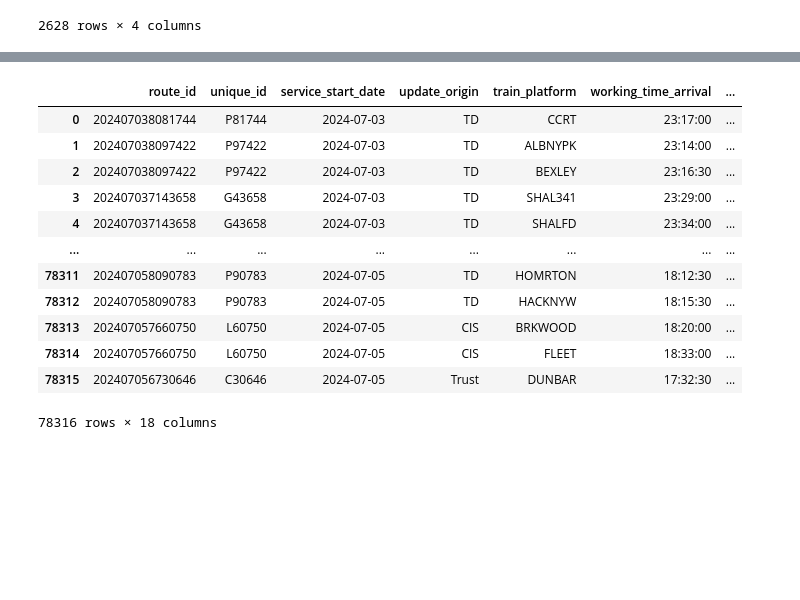
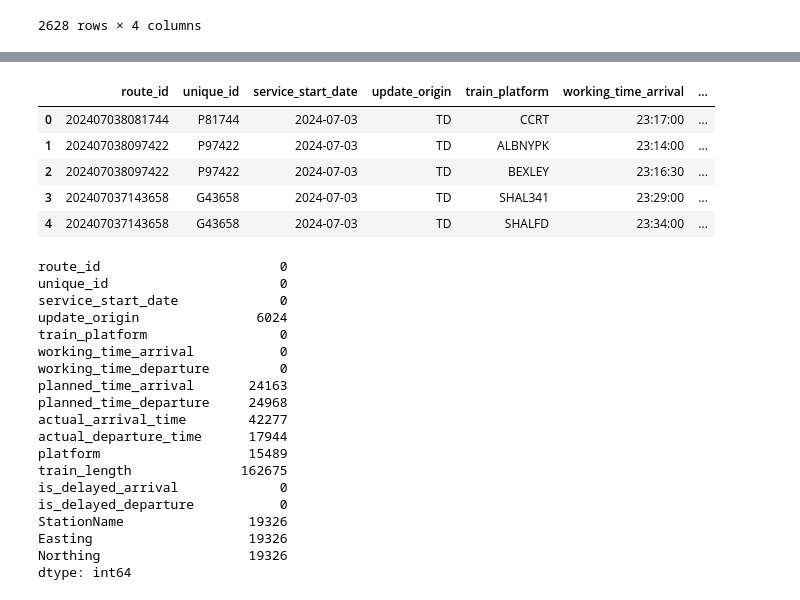
Before and after one commit to BrianLevesque/UK-National-Rail-Performance-Project, a Jupyter notebook: final_project/spark/jovyan/jovyan/EDA_stuff.ipynb, the cells around one changed output, grey strips where cells are left out. Cells and saved outputs as stored; diff of their text form; code cells hidden in the pictures; blank space fills up the shorter version.

```diff
--- a/final_project/spark/jovyan/jovyan/EDA_stuff.ipynb
+++ b/final_project/spark/jovyan/jovyan/EDA_stuff.ipynb
@@ -176,17 +155,33 @@ merged_df
 df = merged_df.drop(["TiplocCode"],axis = 1)
 # %%
-df
+df.head()
 # %% [output]
 |  | route_id | unique_id | service_start_date | update_origin | train_platform | working_time_arrival | ... |
 | 0 | 202407038081744 | P81744 | 2024-07-03 | TD | CCRT | 23:17:00 | ... |
 | 1 | 202407038097422 | P97422 | 2024-07-03 | TD | ALBNYPK | 23:14:00 | ... |
 | 2 | 202407038097422 | P97422 | 2024-07-03 | TD | BEXLEY | 23:16:30 | ... |
 | 3 | 202407037143658 | G43658 | 2024-07-03 | TD | SHAL341 | 23:29:00 | ... |
 | 4 | 202407037143658 | G43658 | 2024-07-03 | TD | SHALFD | 23:34:00 | ... |
-| ... | ... | ... | ... | ... | ... | ... | ... |
-| 78311 | 202407058090783 | P90783 | 2024-07-05 | TD | HOMRTON | 18:12:30 | ... |
-| 78312 | 202407058090783 | P90783 | 2024-07-05 | TD | HACKNYW | 18:15:30 | ... |
-| 78313 | 202407057660750 | L60750 | 2024-07-05 | CIS | BRKWOOD | 18:20:00 | ... |
-| 78314 | 202407057660750 | L60750 | 2024-07-05 | CIS | FLEET | 18:33:00 | ... |
-| 78315 | 202407056730646 | C30646 | 2024-07-05 | Trust | DUNBAR | 17:32:30 | ... |
-78316 rows × 18 columns
+# %%
+#looking at null values accross the dataframe
+df.isna().sum()
+# %% [output]
+route_id                       0
+unique_id                      0
+service_start_date             0
+update_origin               6024
+train_platform                 0
+working_time_arrival           0
+working_time_departure         0
+planned_time_arrival       24163
+planned_time_departure     24968
+actual_arrival_time        42277
+actual_departure_time      17944
+platform                   15489
+train_length              162675
+is_delayed_arrival             0
+is_delayed_departure           0
+StationName                19326
+Easting                    19326
+Northing                   19326
+dtype: int64
```
Also changed, not shown: parts of 29 cells of this notebook, 8 other files.
